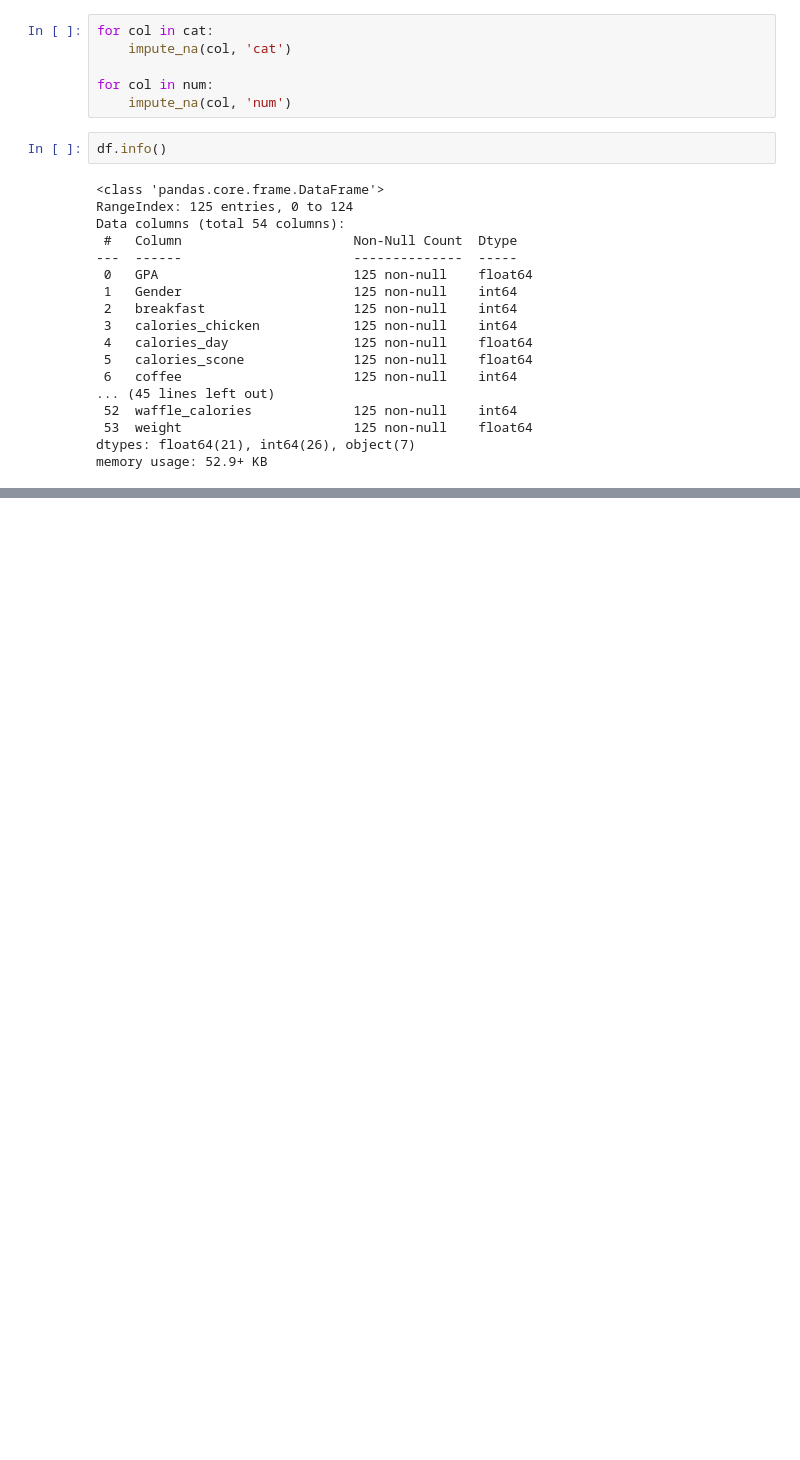
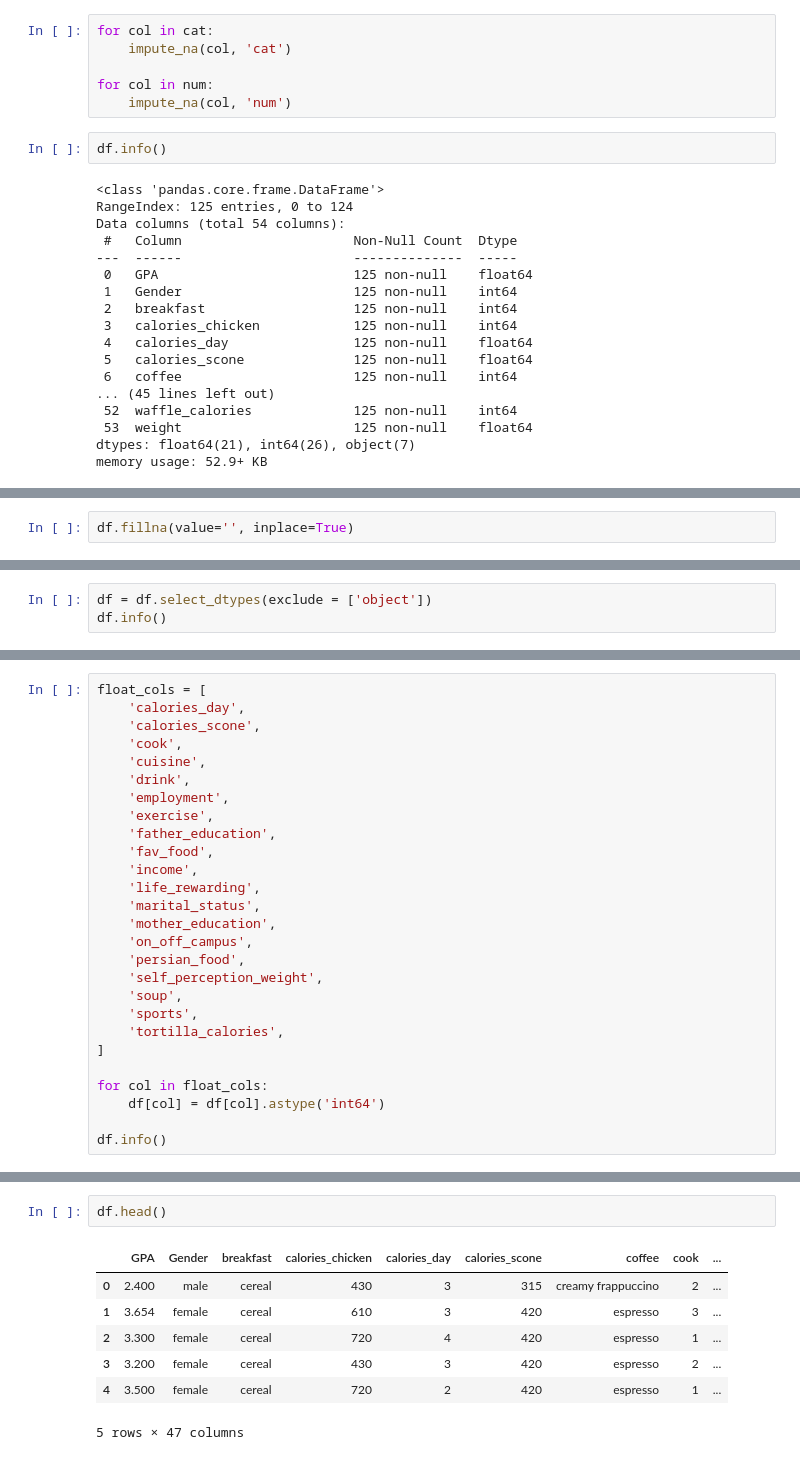
Before and after one commit to NeilQue/csci113_lab2_preprocessing, a Jupyter notebook: Data_Preprocessing.ipynb, the cells around one changed output, grey strips where cells are left out. Saved outputs shown, nothing was run; the diff lists cells and outputs as text; blank space fills up the shorter version.

```diff
--- a/Data_Preprocessing.ipynb
+++ b/Data_Preprocessing.ipynb
@@ -269,0 +252,2 @@ The remaining columns with `NaN`s are the answers to open-ended questions.
+# %%
+df.fillna(value='', inplace=True)
@@ -269,0 +282,3 @@ The remaining columns with `NaN`s are the answers to open-ended questions.
+# %%
+df = df.select_dtypes(exclude = ['object'])
+df.info()
@@ -269,0 +307,27 @@ The remaining columns with `NaN`s are the answers to open-ended questions.
+# %%
+float_cols = [
+    'calories_day',
+    'calories_scone',
+    'cook',
+    'cuisine',
+    'drink',
+    'employment',
+    'exercise',
+    'father_education',
+    'fav_food',
+    'income',
+    'life_rewarding',
+    'marital_status',
+    'mother_education',
+    'on_off_campus',
+    'persian_food',
+    'self_perception_weight',
+    'soup',
+    'sports',
+    'tortilla_calories',
+]
+
+for col in float_cols:
+    df[col] = df[col].astype('int64')
+
+df.info()
@@ -269,0 +610,10 @@ The remaining columns with `NaN`s are the answers to open-ended questions.
+# %%
+df.head()
+# %% [output]
+|  | GPA | Gender | breakfast | calories_chicken | calories_day | calories_scone | coffee | cook | ... |
+| 0 | 2.400 | male | cereal | 430 | 3 | 315 | creamy frappuccino | 2 | ... |
+| 1 | 3.654 | female | cereal | 610 | 3 | 420 | espresso | 3 | ... |
+| 2 | 3.300 | female | cereal | 720 | 4 | 420 | espresso | 1 | ... |
+| 3 | 3.200 | female | cereal | 430 | 3 | 420 | espresso | 2 | ... |
+| 4 | 3.500 | female | cereal | 720 | 2 | 420 | espresso | 1 | ... |
+5 rows × 47 columns
```
Also changed, not shown: parts of 18 cells of this notebook, 2 other files.
